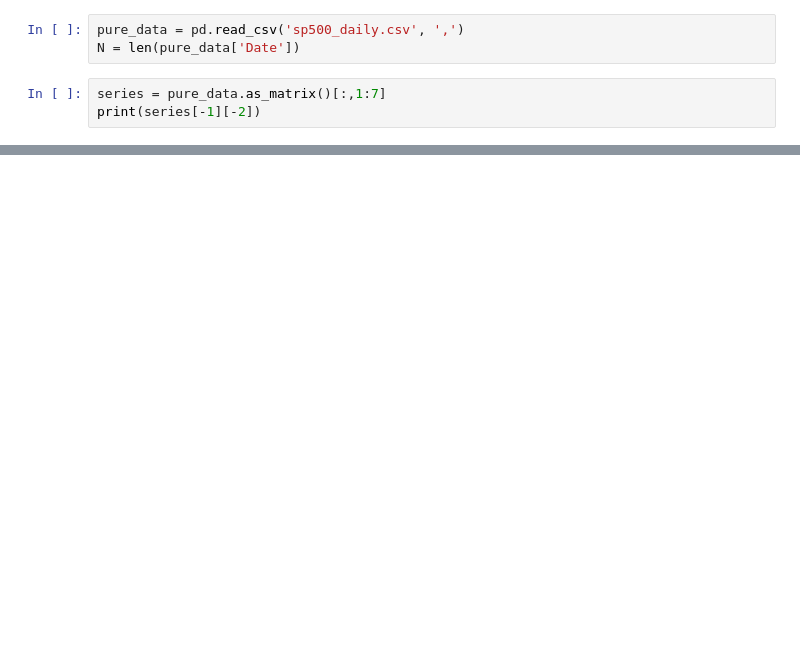
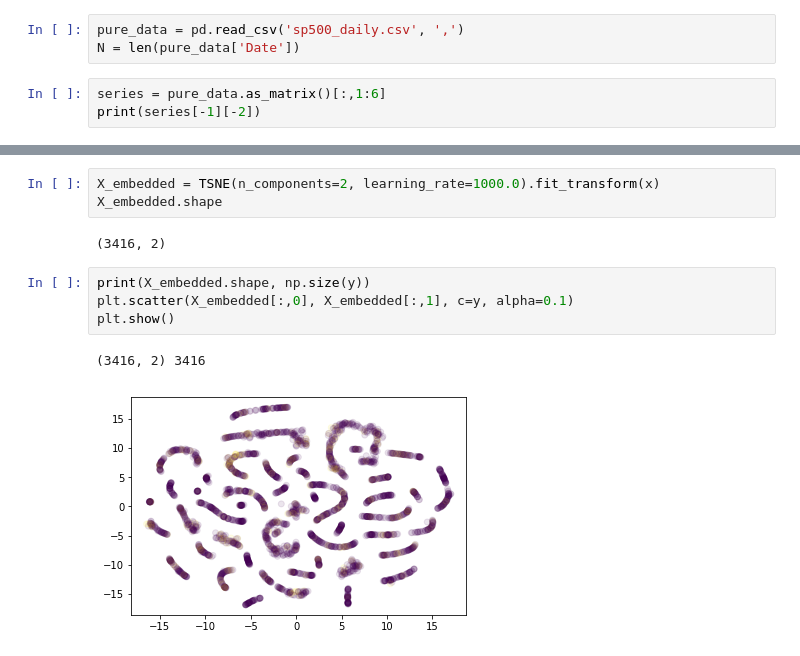
Before and after one commit to EJohnF/ML-crisis-prediction, a Jupyter notebook: baseline.ipynb, the cells around one changed output, grey strips where cells are left out. Drawn from its saved outputs; the diff is of its cells as text; blank space fills up the shorter version.

```diff
--- a/baseline.ipynb
+++ b/baseline.ipynb
@@ -11,6 +13,6 @@ from sklearn.linear_model import SGDClassifier
 pure_data = pd.read_csv('sp500_daily.csv', ',')
 N = len(pure_data['Date'])
 # %%
-series = pure_data.as_matrix()[:,1:7]
+series = pure_data.as_matrix()[:,1:6]
 print(series[-1][-2])
 # %% [output]
@@ -72 +126,13 @@ print(res) # процент верно предсказанных кризисо
 0.0
+# %%
+X_embedded = TSNE(n_components=2, learning_rate=1000.0).fit_transform(x)
+X_embedded.shape
+# %% [output]
+(3416, 2)
+# %%
+print(X_embedded.shape, np.size(y))
+plt.scatter(X_embedded[:,0], X_embedded[:,1], c=y, alpha=0.1)
+plt.show()
+# %% [output]
+(3416, 2) 3416
+[figure, added]
```
Also changed, not shown: parts of 11 cells of this notebook, 1 other file.
